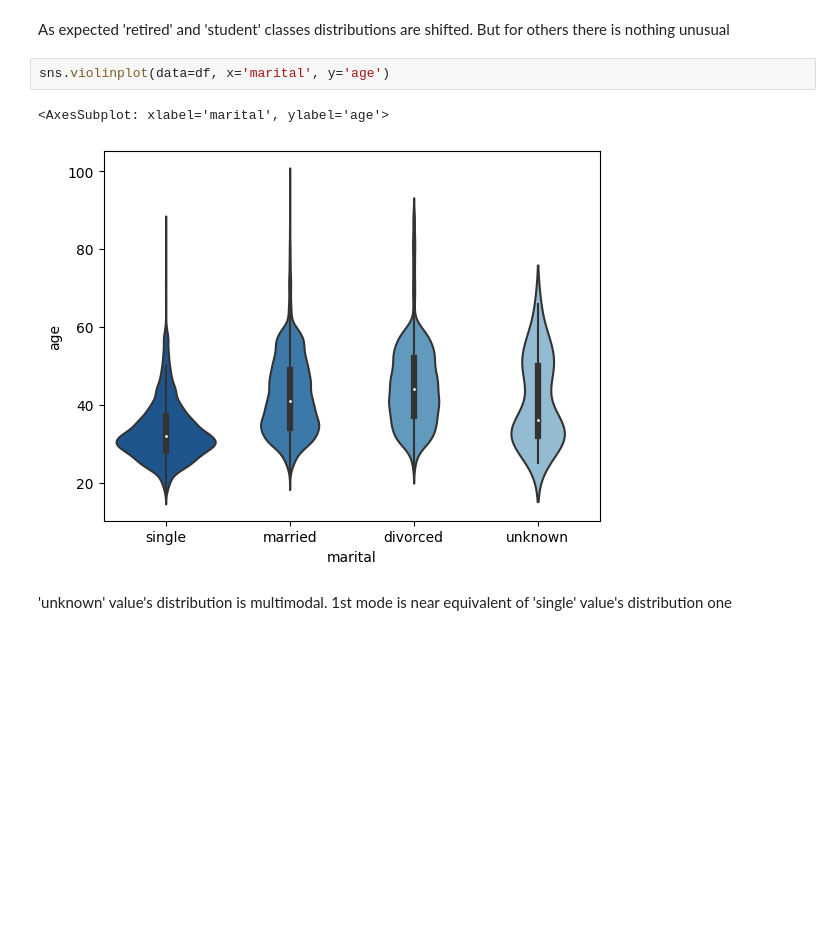
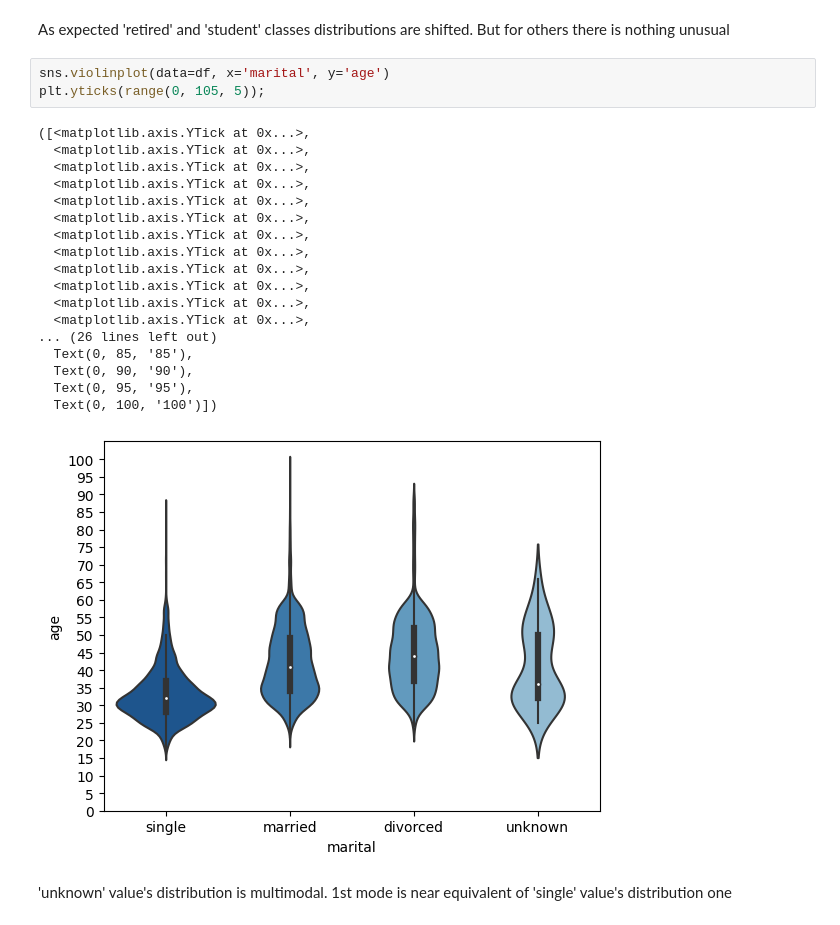
Before and after one commit to sharuhinda/bank_marketing_campaign, a Jupyter notebook: 2_eda.ipynb, the cells around one changed output. Cells and saved outputs as stored; diff of their text form; blank space fills up the shorter version.

```diff
--- a/2_eda.ipynb
+++ b/2_eda.ipynb
@@ -399,8 +399,25 @@ plt.xticks(rotation=45, ha='right');
 As expected 'retired' and 'student' classes distributions are shifted. But for others there is nothing unusual
 # %%
 sns.violinplot(data=df, x='marital', y='age')
+plt.yticks(range(0, 105, 5));
 # %% [output]
-<AxesSubplot: xlabel='marital', ylabel='age'>
+([<matplotlib.axis.YTick at 0x...>,
+  <matplotlib.axis.YTick at 0x...>,
+  <matplotlib.axis.YTick at 0x...>,
+  <matplotlib.axis.YTick at 0x...>,
+  <matplotlib.axis.YTick at 0x...>,
+  <matplotlib.axis.YTick at 0x...>,
+  <matplotlib.axis.YTick at 0x...>,
+  <matplotlib.axis.YTick at 0x...>,
+  <matplotlib.axis.YTick at 0x...>,
+  <matplotlib.axis.YTick at 0x...>,
+  <matplotlib.axis.YTick at 0x...>,
+  <matplotlib.axis.YTick at 0x...>,
+... (26 lines left out)
+  Text(0, 85, '85'),
+  Text(0, 90, '90'),
+  Text(0, 95, '95'),
+  Text(0, 100, '100')])
-[figure, old version]
+[figure, new version]
 # %% [markdown]
 'unknown' value's distribution is multimodal. 1st mode is near equivalent of 'single' value's distribution one
```
Also changed, not shown: parts of 23 cells of this notebook, 2 other files.
